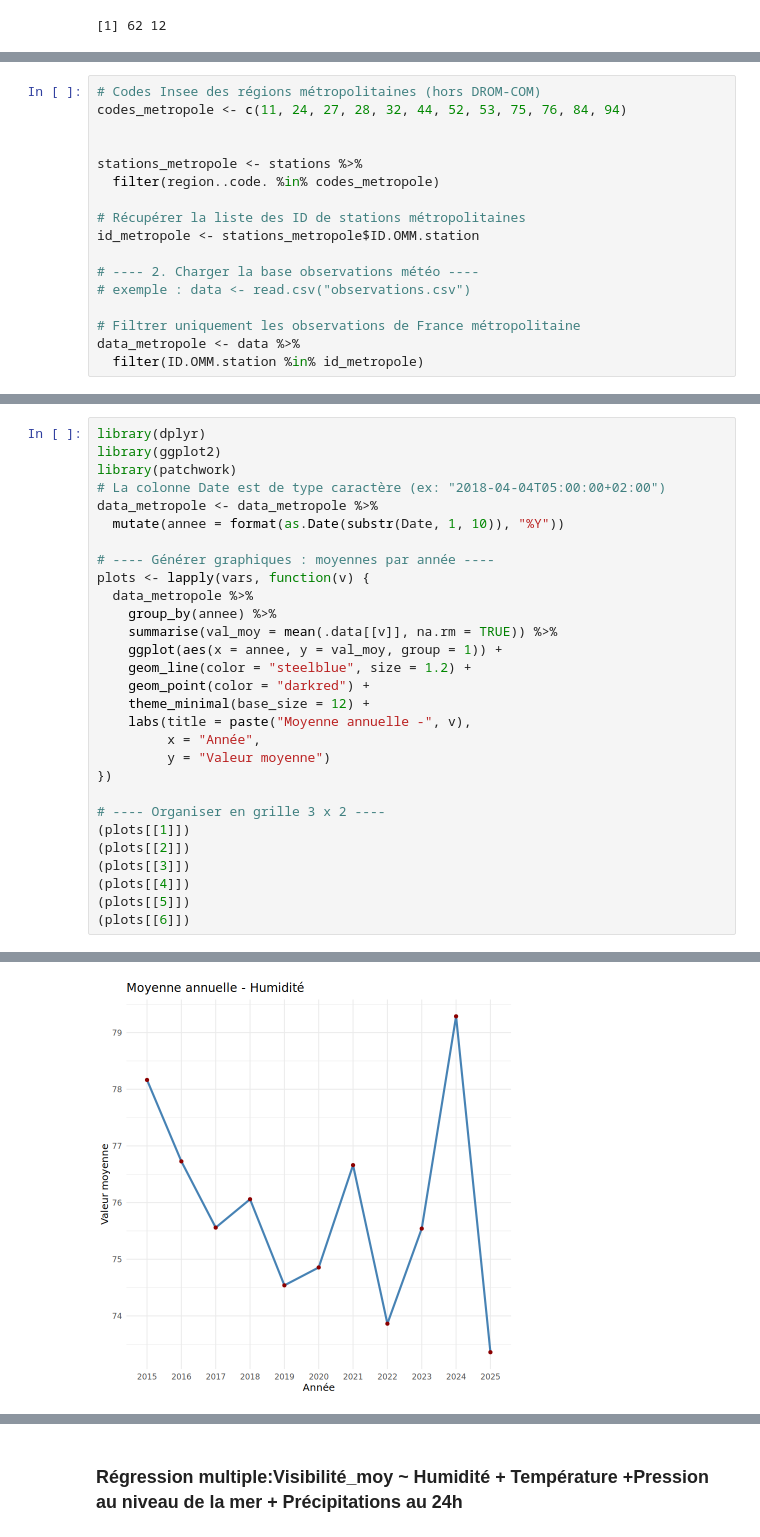
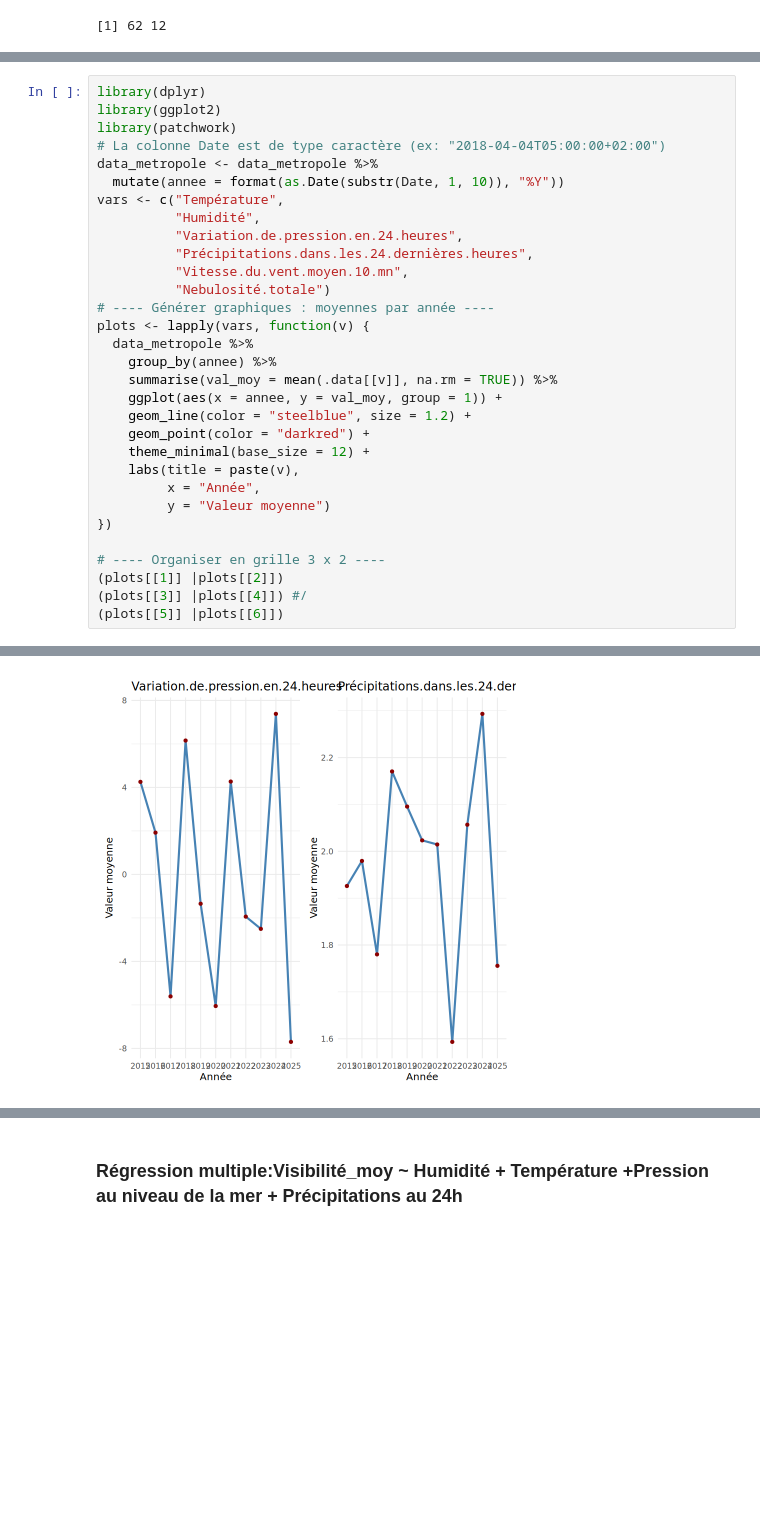
Before and after one commit to lauraachoquett/stats_BE_Bobbia, a Jupyter notebook: dummy/presentation_data_mohamed.ipynb, the cells around one changed output, grey strips where cells are left out. Cells and saved outputs as stored; diff of their text form; blank space fills up the shorter version.

```diff
--- a/dummy/presentation_data_mohamed.ipynb
+++ b/dummy/presentation_data_mohamed.ipynb
@@ -91,17 +42,0 @@ Warning message:
-# %%
-# Codes Insee des régions métropolitaines (hors DROM-COM)
-codes_metropole <- c(11, 24, 27, 28, 32, 44, 52, 53, 75, 76, 84, 94)
-
-
-stations_metropole <- stations %>%
-  filter(region..code. %in% codes_metropole)
-
-# Récupérer la liste des ID de stations métropolitaines
-id_metropole <- stations_metropole$ID.OMM.station
-
-# ---- 2. Charger la base observations météo ----
-# exemple : data <- read.csv("observations.csv")
-
-# Filtrer uniquement les observations de France métropolitaine
-data_metropole <- data %>%
-  filter(ID.OMM.station %in% id_metropole)
@@ -152,7 +96,12 @@ library(patchwork)
 # La colonne Date est de type caractère (ex: "2018-04-04T05:00:00+02:00")
 data_metropole <- data_metropole %>%
   mutate(annee = format(as.Date(substr(Date, 1, 10)), "%Y"))
-
+vars <- c("Température",
+          "Humidité",
+          "Variation.de.pression.en.24.heures",
+          "Précipitations.dans.les.24.dernières.heures",
+          "Vitesse.du.vent.moyen.10.mn",
+          "Nebulosité.totale")
 # ---- Générer graphiques : moyennes par année ----
 plots <- lapply(vars, function(v) {
   data_metropole %>%
@@ -162,16 +111,13 @@ plots <- lapply(vars, function(v) {
     geom_line(color = "steelblue", size = 1.2) +
     geom_point(color = "darkred") +
     theme_minimal(base_size = 12) +
-    labs(title = paste("Moyenne annuelle -", v),
+    labs(title = paste(v),
          x = "Année",
          y = "Valeur moyenne")
 })
 
 # ---- Organiser en grille 3 x 2 ----
-(plots[[1]])
-(plots[[2]])
-(plots[[3]])
-(plots[[4]])
-(plots[[5]])
-(plots[[6]])
+(plots[[1]] |plots[[2]])
+(plots[[3]] |plots[[4]]) #/
+(plots[[5]] |plots[[6]])
 # %% [output]
@@ -179 +125 @@ plots <- lapply(vars, function(v) {
-[figure, old version]
+[figure, new version]
```
Also changed, not shown: parts of 26 cells of this notebook.
